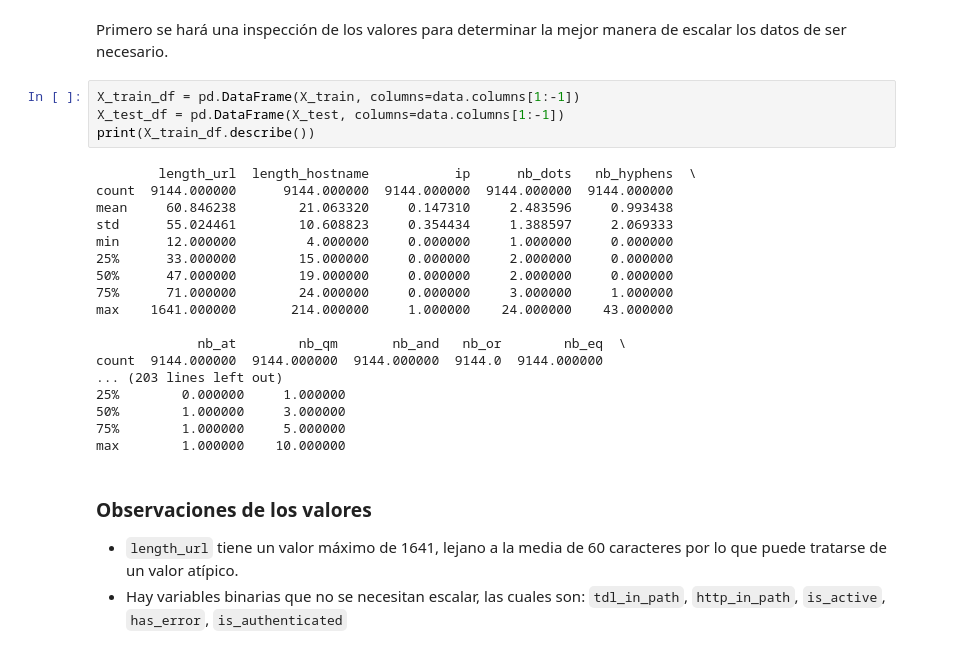
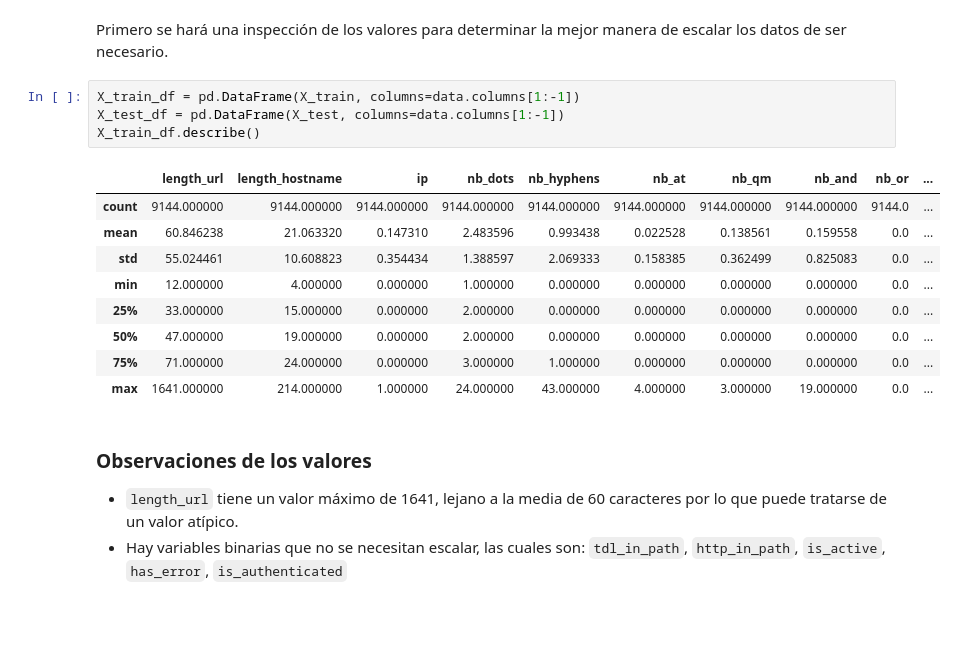
Before and after one commit to FabianKel/LAB1-IA, a Jupyter notebook: main.ipynb, the cells around one changed output. Cells and saved outputs as stored; diff of their text form; blank space fills up the shorter version.

````diff
--- a/main.ipynb
+++ b/main.ipynb
@@ -198,25 +179,17 @@ Primero se hará una inspección de los valores para determinar la mejor manera
 # %%
 X_train_df = pd.DataFrame(X_train, columns=data.columns[1:-1])
 X_test_df = pd.DataFrame(X_test, columns=data.columns[1:-1])
-print(X_train_df.describe())
+X_train_df.describe()
 # %% [output]
-        length_url  length_hostname           ip      nb_dots   nb_hyphens  \
-count  9144.000000      9144.000000  9144.000000  9144.000000  9144.000000
-mean     60.846238        21.063320     0.147310     2.483596     0.993438
-std      55.024461        10.608823     0.354434     1.388597     2.069333
-min      12.000000         4.000000     0.000000     1.000000     0.000000
-25%      33.000000        15.000000     0.000000     2.000000     0.000000
-50%      47.000000        19.000000     0.000000     2.000000     0.000000
-75%      71.000000        24.000000     0.000000     3.000000     1.000000
-max    1641.000000       214.000000     1.000000    24.000000    43.000000
-
-             nb_at        nb_qm       nb_and   nb_or        nb_eq  \
-count  9144.000000  9144.000000  9144.000000  9144.0  9144.000000
-... (203 lines left out)
-25%        0.000000     1.000000
-50%        1.000000     3.000000
-75%        1.000000     5.000000
-max        1.000000    10.000000
+|  | length_url | length_hostname | ip | nb_dots | nb_hyphens | nb_at | nb_qm | nb_and | nb_or | ... |
+| count | 9144.000000 | 9144.000000 | 9144.000000 | 9144.000000 | 9144.000000 | 9144.000000 | 9144.000000 | 9144.000000 | 9144.0 | ... |
+| mean | 60.846238 | 21.063320 | 0.147310 | 2.483596 | 0.993438 | 0.022528 | 0.138561 | 0.159558 | 0.0 | ... |
+| std | 55.024461 | 10.608823 | 0.354434 | 1.388597 | 2.069333 | 0.158385 | 0.362499 | 0.825083 | 0.0 | ... |
+| min | 12.000000 | 4.000000 | 0.000000 | 1.000000 | 0.000000 | 0.000000 | 0.000000 | 0.000000 | 0.0 | ... |
+| 25% | 33.000000 | 15.000000 | 0.000000 | 2.000000 | 0.000000 | 0.000000 | 0.000000 | 0.000000 | 0.0 | ... |
+| 50% | 47.000000 | 19.000000 | 0.000000 | 2.000000 | 0.000000 | 0.000000 | 0.000000 | 0.000000 | 0.0 | ... |
+| 75% | 71.000000 | 24.000000 | 0.000000 | 3.000000 | 1.000000 | 0.000000 | 0.000000 | 0.000000 | 0.0 | ... |
+| max | 1641.000000 | 214.000000 | 1.000000 | 24.000000 | 43.000000 | 4.000000 | 3.000000 | 19.000000 | 0.0 | ... |
 # %% [markdown]
 ### Observaciones de los valores
 - ```length_url``` tiene un valor máximo de 1641, lejano a la media de 60 caracteres por lo que puede tratarse de un valor atípico.
````
Also changed, not shown: parts of 14 cells of this notebook.
